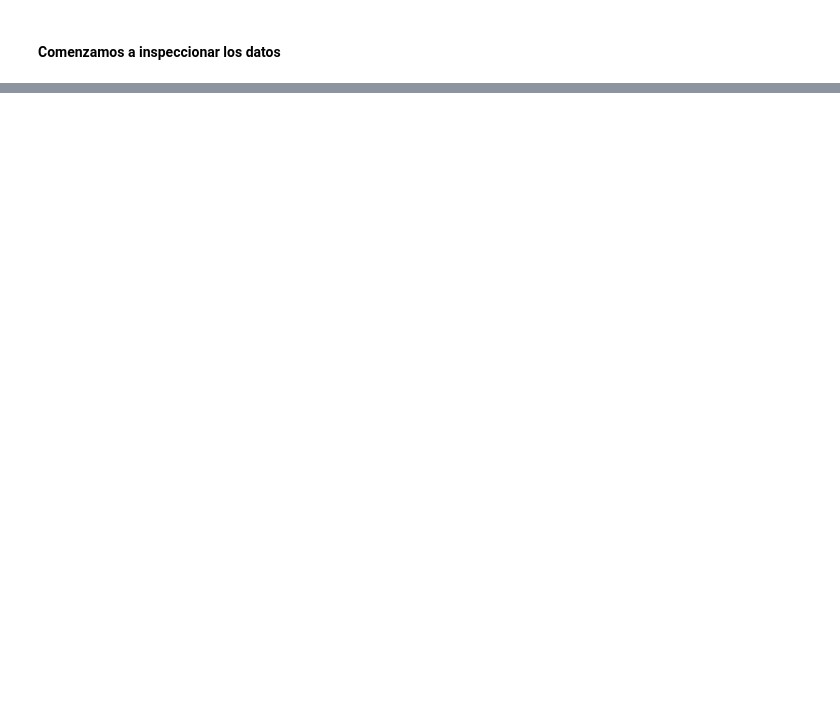
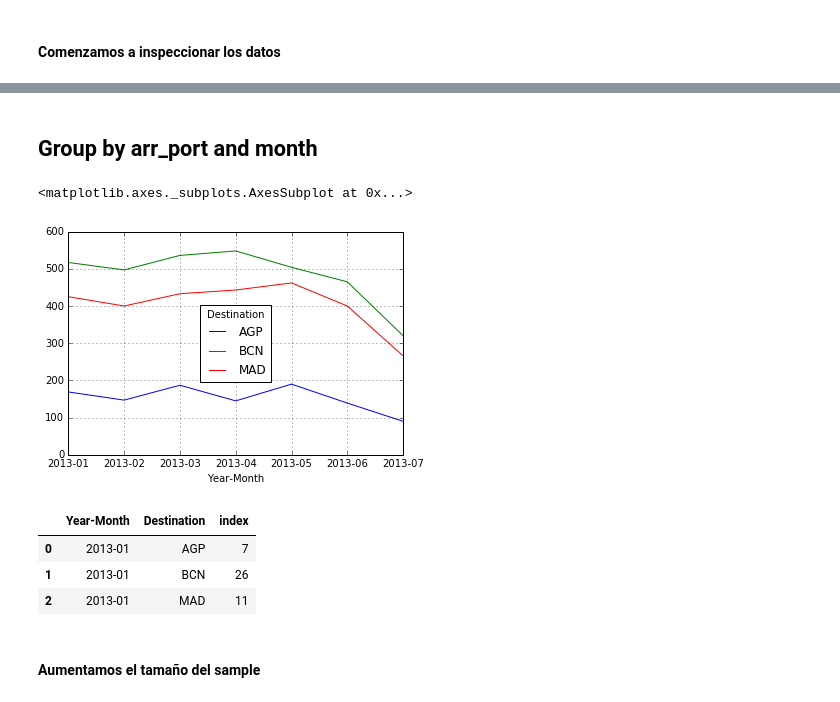
Before and after one commit to prealfer/M-ster---Data-Science, a Jupyter notebook: solucion_challenge_Pablo_Real.ipynb, the cells around one changed output, grey strips where cells are left out. Saved outputs shown, nothing was run; the diff lists cells and outputs as text; code cells hidden in the pictures; blank space fills up the shorter version.

```diff
--- a/solucion_challenge_Pablo_Real.ipynb
+++ b/solucion_challenge_Pablo_Real.ipynb
@@ -63,0 +796,18 @@ searches.head()
+# %% [markdown]
+## Group by arr_port and month
+# %%
+
+sFilter_gr=sFilter.reset_index().groupby(['Year-Month', 'Destination']).count().reset_index()
+sFilter_gr.rename(columns={'index':'Num Searches'}, inplace=True)
+# %% [output]
+<matplotlib.axes._subplots.AxesSubplot at 0x...>
+[figure, added]
+# %%
+sFilter_gr.head()
+# %% [output]
+|  | Year-Month | Destination | index |
+| 0 | 2013-01 | AGP | 7 |
+| 1 | 2013-01 | BCN | 26 |
+| 2 | 2013-01 | MAD | 11 |
+# %% [markdown]
+#### Aumentamos el tamaño del sample
```
Also changed, not shown: parts of 198 cells of this notebook, 1 other file.
